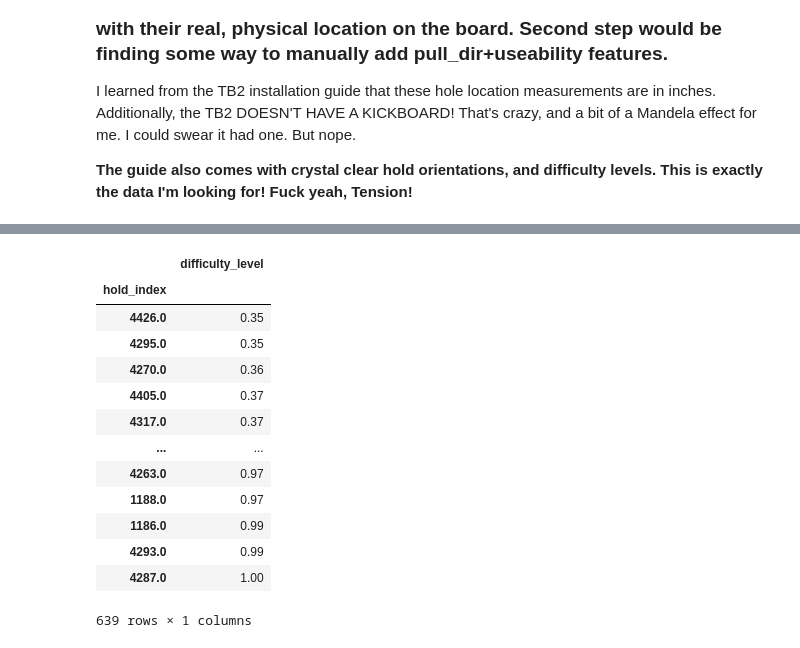
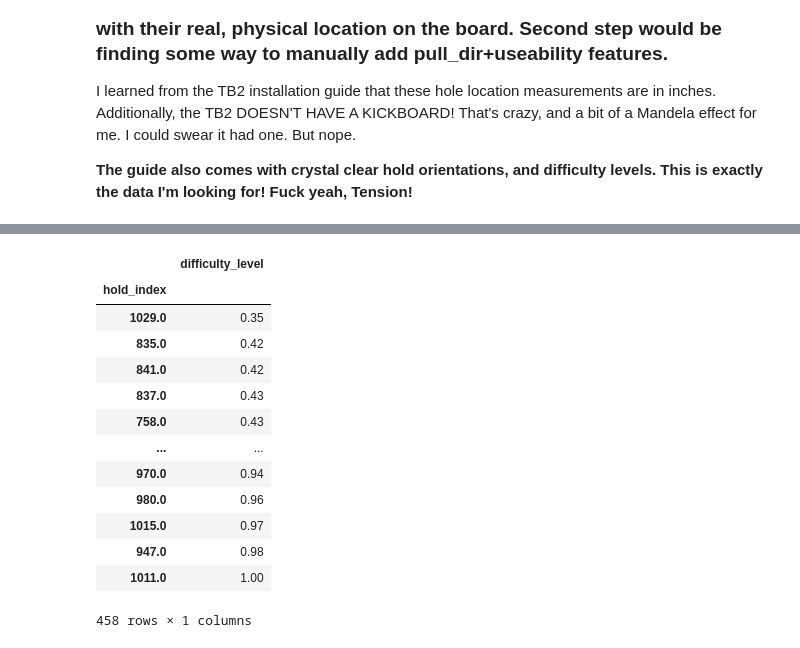
Before and after one commit to EvanMcCormick37/ml-homewall-climb-generator, a Jupyter notebook: model-training/ExtractAndPreprocessBoardlibHolds.ipynb, the cells around one changed output, grey strips where cells are left out. Saved outputs shown, nothing was run; the diff lists cells and outputs as text; code cells hidden in the pictures.

Commit message:
Added Decoy board holds and Climbs.

```diff
--- a/model-training/ExtractAndPreprocessBoardlibHolds.ipynb
+++ b/model-training/ExtractAndPreprocessBoardlibHolds.ipynb
@@ -243,11 +294,2 @@ df_holes.head()
 # %%
-fig, axes = plt.subplots(3,3,figsize=(8,8), sharex=True, sharey=True)
-
-for i,product_id in enumerate(set(df_holes['product_id'])):
-    ax = axes[i//3][i%3]
-    filtered = df_holes[df_holes["product_id"]==product_id]
-    sns.scatterplot(filtered, x='x',y='y',ax=ax)
-    ax.set_title(f"Product ID: {product_id}")
-    ax.grid(True,alpha=.6, linestyle='--')
-
-plt.show()
+sns.scatterplot(df_holes, x='x',y='y')
@@ -284,22 +351,22 @@ query="""
         SELECT
             c.uuid,
             c.name,
-            c.layout_id,
             cs.angle,
             c.frames,
             cs.difficulty_average,
             cs.quality_average,
             cs.ascensionist_count,
             cs.fa_username,
+            c.setter_username,
             c.created_at
         FROM climbs c
         JOIN climb_stats cs ON c.uuid = cs.climb_uuid
-        WHERE c.layout_id = 1
-            AND cs.angle IS NOT NULL
-            AND cs.ascensionist_count > 0
+        WHERE c.layout_id = 2
+            AND cs.ascensionist_count > 1
             AND cs.difficulty_average IS NOT NULL
             AND cs.quality_average IS NOT NULL
         ORDER BY cs.ascensionist_count DESC;
     """
-df_climbs = df_sql("kilter",query)
+df_climbs = df_sql("decoy",query)
+print(df_climbs.shape)
 df_climbs.head()
@@ -310,32 +382,32 @@ upload_climbs_batch(df_climbs, wall_id='wall-e77a688049fb',hole_dict=ph_dict)
 # %%
 from sklearn.preprocessing import MinMaxScaler
 grades_dict = {}
-for i, row in df_climbs[df_climbs['ascensionist_count'] > 1].iterrows():
+for i, row in df_climbs.iterrows():
     try:
-        holdset = parse_frames_to_holdset(row['frames'], ph_dict)
+        holdset = parse_frames_to_holdset(row['frames'])
         for h in [h for l in holdset.values() for h in l]:
             if h not in grades_dict:
                 grades_dict[h] = []
             grades_dict[h].append(row['difficulty_average'])
     except:
         continue
 scaler = MinMaxScaler(feature_range=(35,100))
 df_hold_diff = pd.DataFrame(np.array([[k,1/np.mean(v)] for k, v in grades_dict.items()]), columns=['hold_index','difficulty_level']).set_index('hold_index')
 df_hold_diff['difficulty_level'] = np.round(scaler.fit_transform(df_hold_diff[['difficulty_level']])/100,2)
 df_hold_diff.sort_values('difficulty_level')
 # %% [output]
 |  | difficulty_level |
 | hold_index |  |
-| 4426.0 | 0.35 |
-| 4295.0 | 0.35 |
-| 4270.0 | 0.36 |
-| 4405.0 | 0.37 |
-| 4317.0 | 0.37 |
+| 1029.0 | 0.35 |
+| 835.0 | 0.42 |
+| 841.0 | 0.42 |
+| 837.0 | 0.43 |
+| 758.0 | 0.43 |
 | ... | ... |
-| 4263.0 | 0.97 |
-| 1188.0 | 0.97 |
-| 1186.0 | 0.99 |
-| 4293.0 | 0.99 |
-| 4287.0 | 1.00 |
+| 970.0 | 0.94 |
+| 980.0 | 0.96 |
+| 1015.0 | 0.97 |
+| 947.0 | 0.98 |
+| 1011.0 | 1.00 |
-639 rows × 1 columns
+458 rows × 1 columns
 # %%
```
Also changed, not shown: parts of 12 cells of this notebook, 1 other file.
